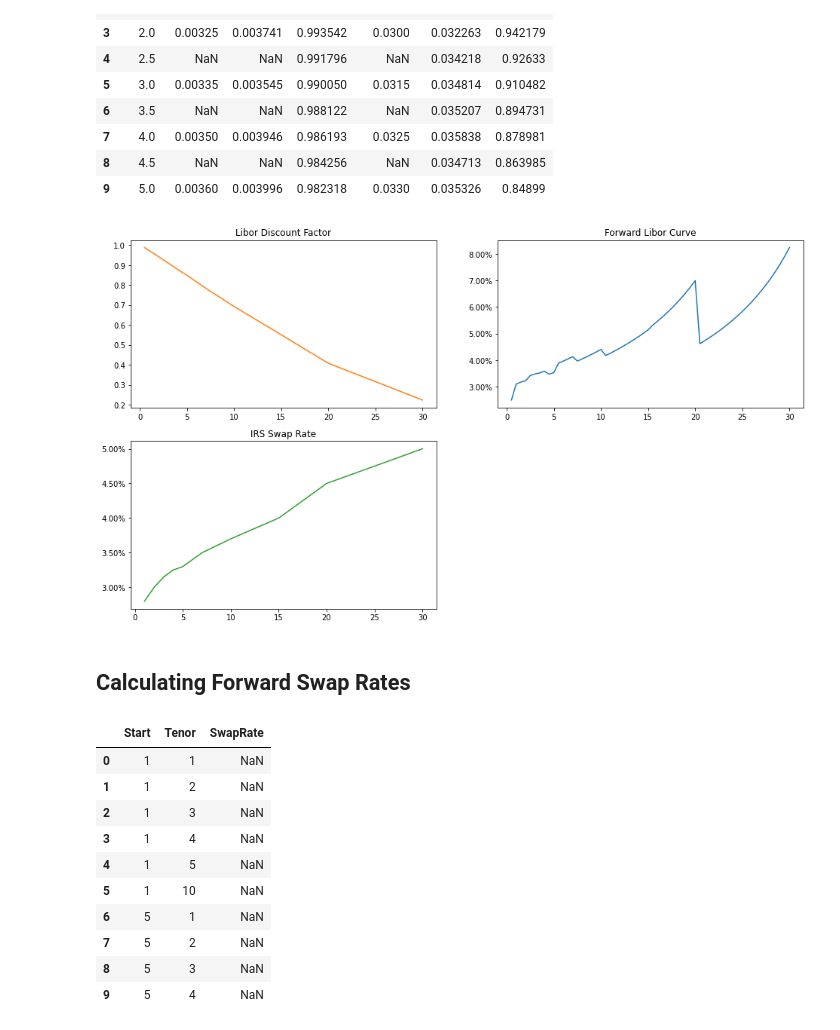
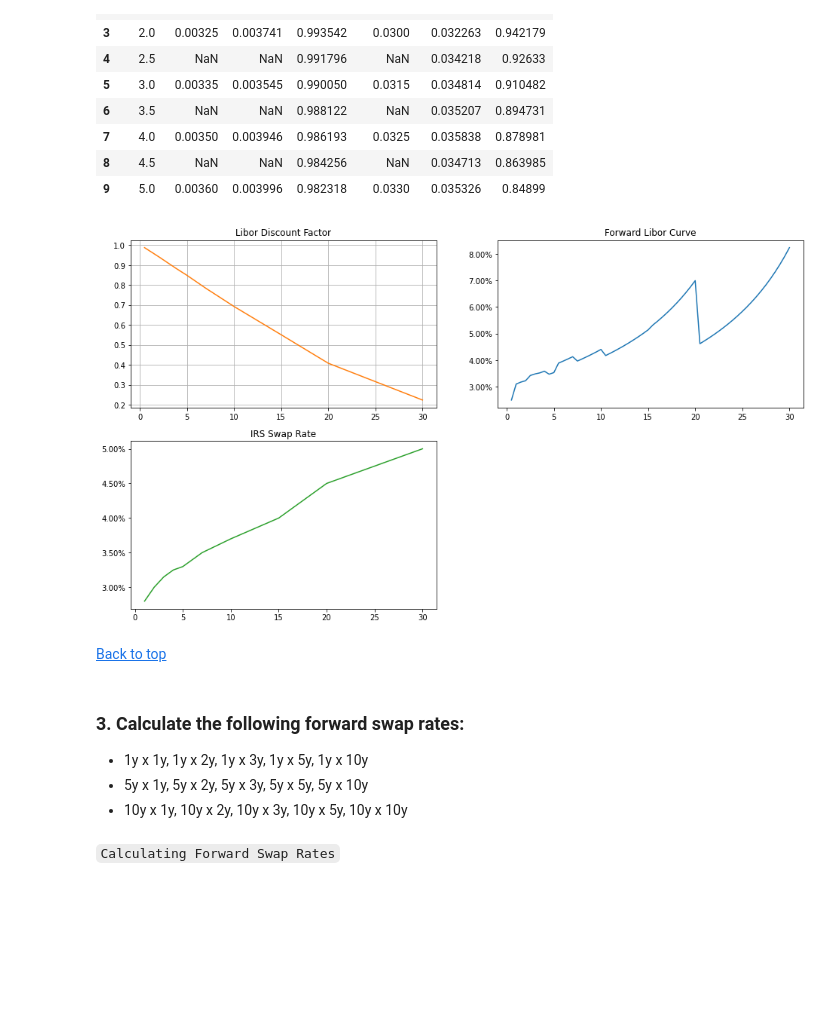
Before and after one commit to anirban2294/FixedIncome_Projects, a Jupyter notebook: Project_Part01.ipynb, the cells around one changed output. Drawn from its saved outputs; the diff is of its cells as text; code cells hidden in the pictures; blank space fills up the shorter version.

```diff
--- a/Project_Part01.ipynb
+++ b/Project_Part01.ipynb
@@ -167,47 +208,44 @@ BootStTable.head(10)
 # %%
 hf = plt.figure(figsize=(16, 9))
 
 ha = hf.add_subplot(2,2,1)
 ha.plot(BootStTable["Tenor"], BootStTable["Libor_DF"], 'tab:orange')
 ha.set_title('Libor Discount Factor')
+ha.grid()
 
 hb = hf.add_subplot(2,2,2)
 hb.plot(BootStTable["Tenor"], BootStTable["Libor_Rate"], 'tab:blue')
 hb.set_title('Forward Libor Curve')
 hb.yaxis.set_major_formatter(mtick.PercentFormatter(decimals = 2, xmax = 1.0))
 
 hc = hf.add_subplot(2,2,3)
 hc.plot(BootStTable[["Tenor", "IRS_Rate"]].dropna()["Tenor"], BootStTable[["Tenor", "IRS_Rate"]].dropna()["IRS_Rate"], 'tab:green')
 hc.set_title('IRS Swap Rate')
 hc.yaxis.set_major_formatter(mtick.PercentFormatter(decimals = 2, xmax = 1.0))
 # %% [output]
-[figure, old version]
+[figure, new version]
+# %% [markdown]
+[Back to top](#content)
 # %% [markdown]
-## Calculating Forward Swap Rates
+<a id="Question3"></a>
+### 3. Calculate the following forward swap rates:
+
+- 1y x 1y, 1y x 2y, 1y x 3y, 1y x 5y, 1y x 10y
+- 5y x 1y, 5y x 2y, 5y x 3y, 5y x 5y, 5y x 10y
+- 10y x 1y, 10y x 2y, 10y x 3y, 10y x 5y, 10y x 10y
+# %% [markdown]
+`Calculating Forward Swap Rates`
 # %%
 starts = [1,5,10]
 tenors = [1,2,3,4,5,10]
 # %%
-Swap_Rates = pd.DataFrame(index = range(0,len(starts)*len(tenors)), columns = ["Start", "Tenor", "SwapRate"])
+Swap_Rates = pd.DataFrame(index = range(0,len(starts)*len(tenors)), columns = ["Start", "Tenor", "Swap_Rate"])
 i = 0
 for st in starts:
     for ten in tenors:
         Swap_Rates.iloc[i, 0] = st
         Swap_Rates.iloc[i, 1] = ten
         i = i + 1
-Swap_Rates.head(10)
-# %% [output]
-|  | Start | Tenor | SwapRate |
-| 0 | 1 | 1 | NaN |
-| 1 | 1 | 2 | NaN |
-| 2 | 1 | 3 | NaN |
-| 3 | 1 | 4 | NaN |
-| 4 | 1 | 5 | NaN |
-| 5 | 1 | 10 | NaN |
-| 6 | 5 | 1 | NaN |
-| 7 | 5 | 2 | NaN |
-| 8 | 5 | 3 | NaN |
-| 9 | 5 | 4 | NaN |
 # %%
 def Calc_SwapRate(start, tenor):
     st_idx = np.where(BootStTable["Tenor"]==start)[0].astype(np.int)[0]
```
Also changed, not shown: parts of 12 cells of this notebook, 4 other files.
